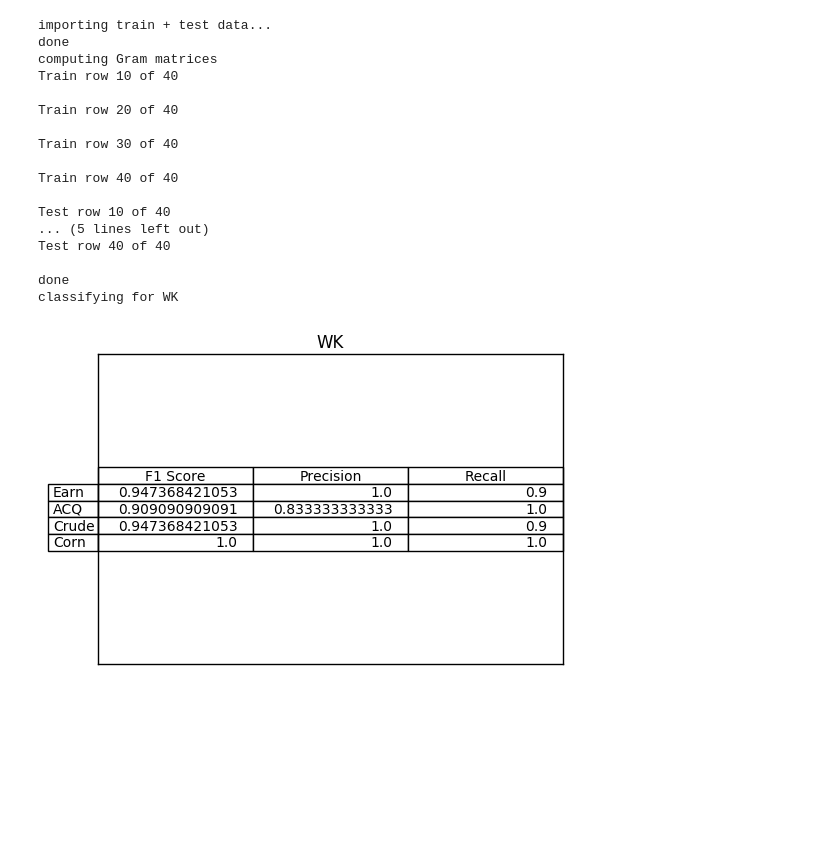
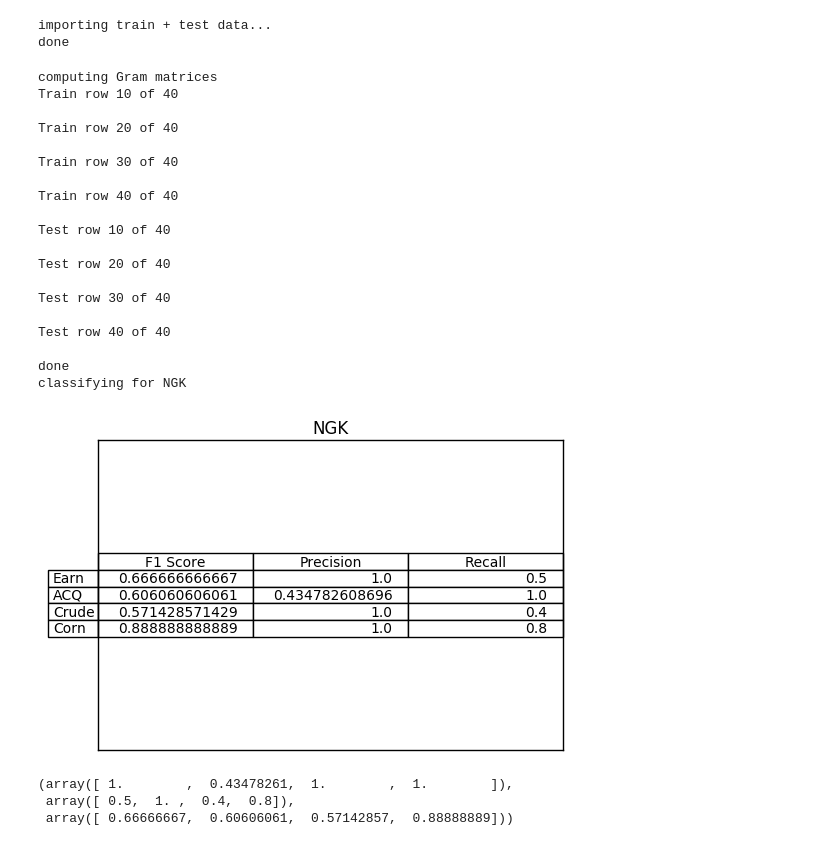
Before and after one commit to fabianschilling/string-kernels, a Jupyter notebook: notebooks/StartExperiment.ipynb, the cells around one changed output. Saved outputs shown, nothing was run; the diff lists cells and outputs as text; code cells hidden in the pictures; blank space fills up the shorter version.

```diff
--- a/notebooks/StartExperiment.ipynb
+++ b/notebooks/StartExperiment.ipynb
@@ -4,23 +4,32 @@ sys.path.append('../code/')
 import ExperimentRunner
 # %%
 testExp = ExperimentRunner.ExperimentRunner()
-testExp.run_test(2,0.5)
 # %% [output]
 importing train + test data...
 done
-computing Gram matrices
-Train row 10 of 40
-
-Train row 20 of 40
-
-Train row 30 of 40
-
-Train row 40 of 40
-
-Test row 10 of 40
-... (5 lines left out)
-Test row 40 of 40
-
-done
-classifying for WK
-[figure, removed]
+# %%
+testExp.run_NGK_test(3)
+# %% [output]
+computing Gram matrices
+Train row 10 of 40
+
+Train row 20 of 40
+
+Train row 30 of 40
+
+Train row 40 of 40
+
+Test row 10 of 40
+
+Test row 20 of 40
+
+Test row 30 of 40
+
+Test row 40 of 40
+
+done
+classifying for NGK
+[figure, added]
+(array([ 1.        ,  0.43478261,  1.        ,  1.        ]),
+ array([ 0.5,  1. ,  0.4,  0.8]),
+ array([ 0.66666667,  0.60606061,  0.57142857,  0.88888889]))
```
Also changed, not shown: parts of 3 cells of this notebook, 2 other files.
